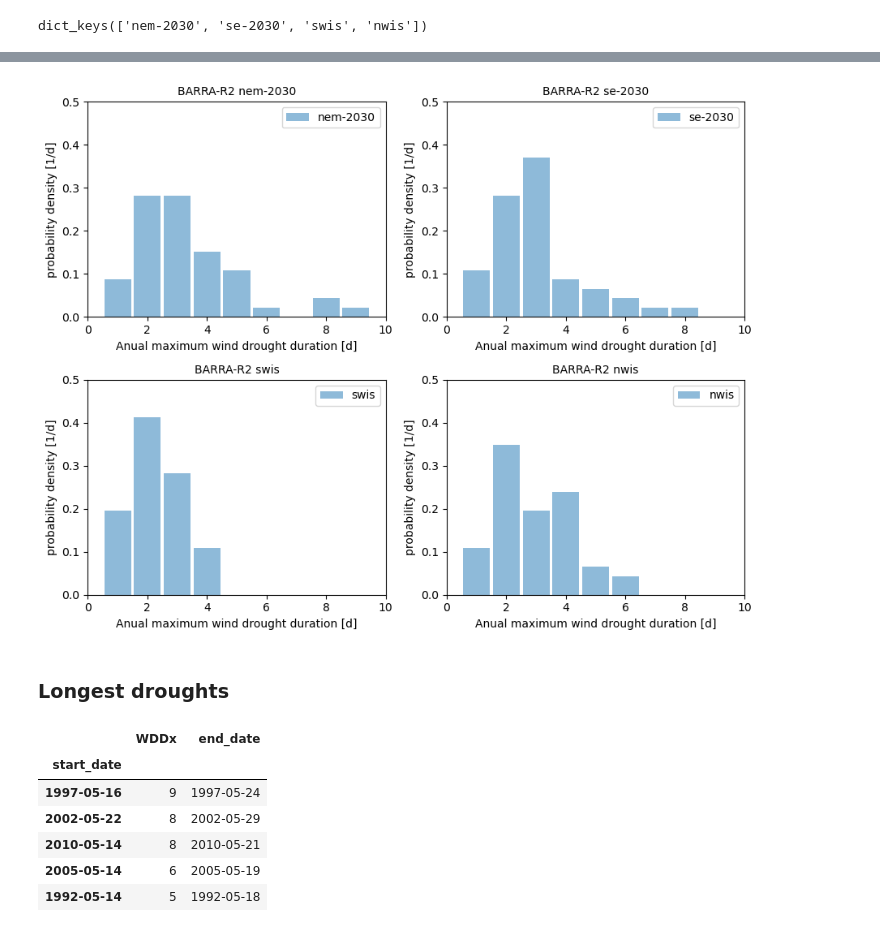
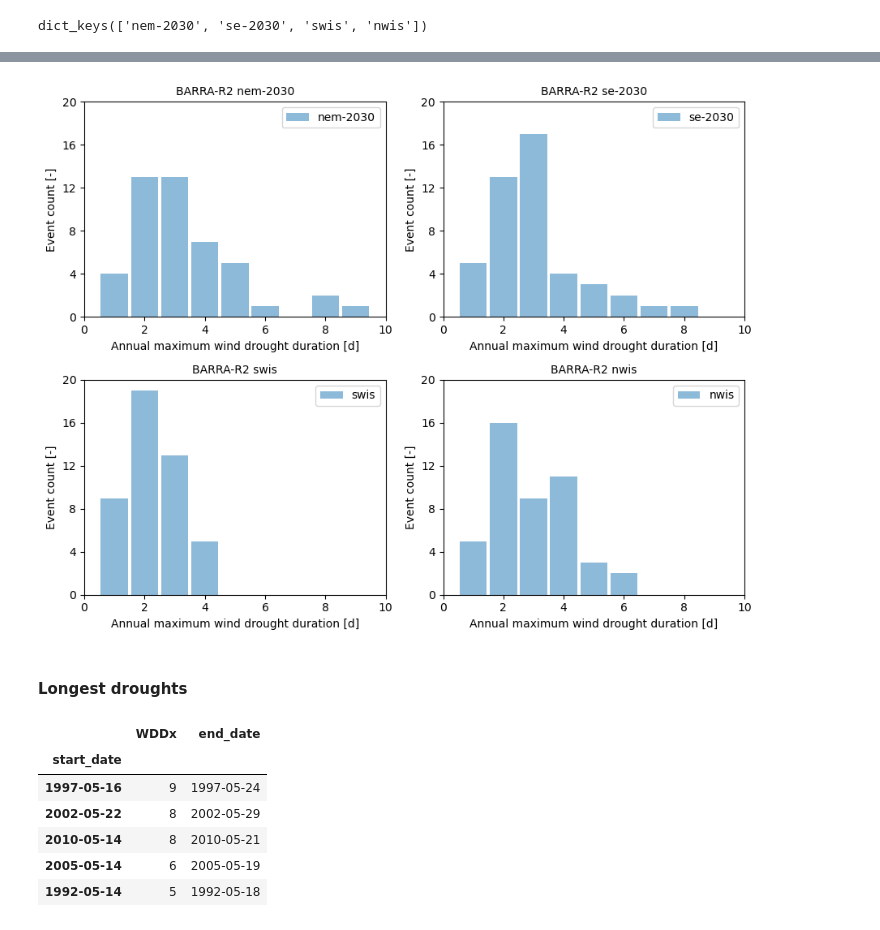
Before and after one commit to dougrichardson/wind_drought, a Jupyter notebook: 13_dynamics.ipynb, the cells around one changed output, grey strips where cells are left out. Saved outputs shown, nothing was run; the diff lists cells and outputs as text; code cells hidden in the pictures.

```diff
--- a/13_dynamics.ipynb
+++ b/13_dynamics.ipynb
@@ -71,10 +76,11 @@ def plot_ws_hist(ax, da, region):
     ax.hist(da, bins=bins, density=True, rwidth=0.9, label=region, color='tab:blue', alpha=0.5)
 
     pctl10 = np.percentile(da, 10)
+    print(pctl10)
     ax.axvline(pctl10, color='tab:blue', label='10th percentile')
 
     ax.set_xlabel('daily average surface wind speed [m/s]')
-    ax.set_ylabel('probability density [s/m]')
+    ax.set_ylabel('Probability density [s/m]')
     ax.set_title('BARRA-R2 ' + region, fontsize=10)
     ax.set_xlim(0, 10)
     ax.set_ylim(0, 0.6)
@@ -89,0 +141,6 @@ plt.tight_layout()
+# %%
+fig, axes = plt.subplots(2, 2, figsize=(9,7))
+for i, (r, da) in enumerate(obs_dict.items()):
+    ax = axes.flatten()[i]
+    plot_ws_ts(ax, da['sfcWind'], r)
+plt.tight_layout()
@@ -101,8 +166,9 @@ def plot_wddx_ts(ax, da, region):
     da['event_length'].plot(ax=ax, label=region, color='tab:blue', alpha=1)
     ax.set_title('WDDx ' + region, fontsize=10)
     ax.set_xlabel('')
+    ax.tick_params(axis="x", labelrotation=30)
     ax.set_ylabel('Event length [d]')
-    ax.set_ylim(0,9)
+    ax.set_ylim(0,10)
 # %%
 fig, axes = plt.subplots(2, 2, figsize=(9,7))
 for i, (r, da) in enumerate(wddx_obs.items()):
@@ -114,25 +180,44 @@ plt.tight_layout()
 # %%
-def plot_wddx_hist(ax, da, region):
+def plot_wddx_hist(ax, da, region, density=False):
     """ Histogram of WDDx """
     bins = np.arange(0.5, 16.5, 1)
-    ax.hist(da['event_length'], bins=bins, density=True, rwidth=0.9, label=region, color='tab:blue', alpha=0.5)
 
-    ax.set_xlabel('Anual maximum wind drought duration [d]')
-    ax.set_ylabel('probability density [1/d]')
+    ax.hist(
+        da['event_length'],
+        bins=bins,
+        density=density,
+        rwidth=0.9,
+        label=region,
+        color='tab:blue',
+        alpha=0.5
+    )
+
+    if density:
+        ylabel = 'Probability density [1/d]'
+        ylim = 0.5
+        yticks = np.arange(0, 0.6, 0.1)
+    else:
+        ylabel = 'Event count [-]'
+        ylim = 20
+        yticks = range(0, 21, 4)
+
+    ax.set_xlabel('Annual maximum wind drought duration [d]')
+    ax.set_ylabel(ylabel)
     ax.set_title('BARRA-R2 ' + region, fontsize=10)
     ax.set_xlim(0, 10)
-    ax.set_ylim(0, 0.5)
+    ax.set_ylim(0, ylim)
+    ax.set_yticks(yticks)
     ax.legend()
 # %%
 fig, axes = plt.subplots(2, 2, figsize=(9,7))
 for i, (r, da) in enumerate(wddx_obs.items()):
     ax = axes.flatten()[i]
-    plot_wddx_hist(ax, da, r)
+    plot_wddx_hist(ax, da, r, density=False)
 plt.tight_layout()
 # %% [output]
-[figure, old version]
+[figure, new version]
 # %% [markdown]
-### Longest droughts
+#### Longest droughts
 # %%
 droughts_dfs = {}
 for r, da in wddx_obs.items():
```
Also changed, not shown: parts of 60 cells of this notebook, 4 other files.
